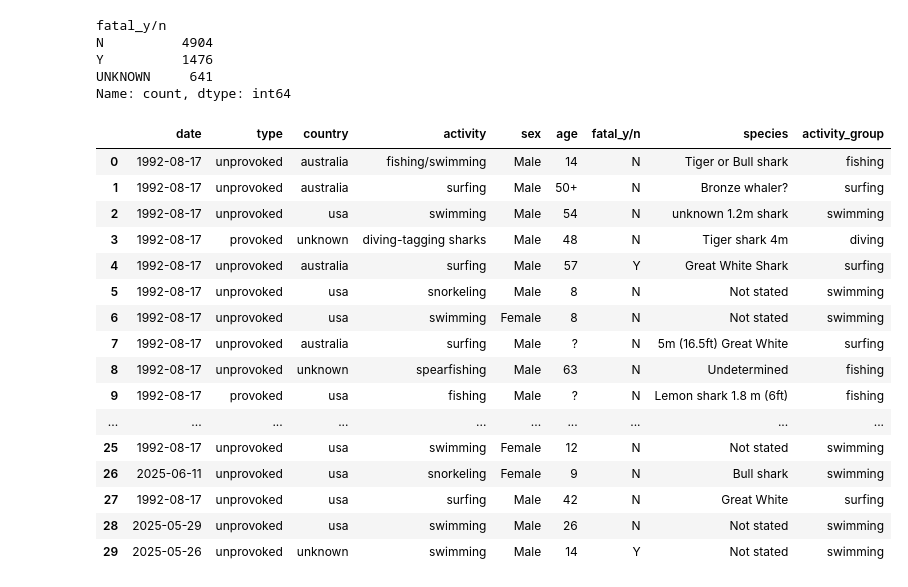
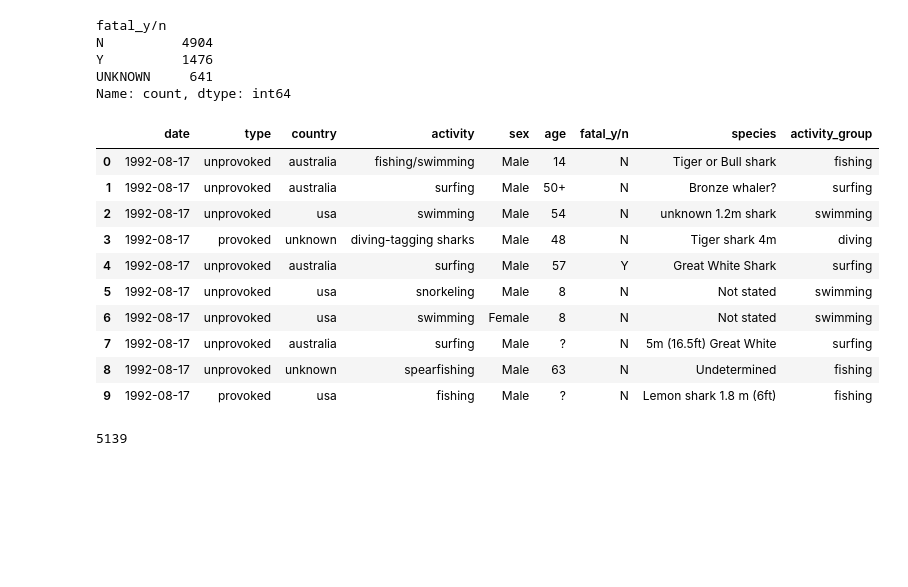
Before and after one commit to ignaciosabatell/Project-Shark-Attacks, a Jupyter notebook: Sharks_Attacks.ipynb, the cells around one changed output. Saved outputs shown, nothing was run; the diff lists cells and outputs as text; code cells hidden in the pictures; blank space fills up the shorter version.

```diff
--- a/Sharks_Attacks.ipynb
+++ b/Sharks_Attacks.ipynb
@@ -367,22 +367,20 @@ Y          1476
 UNKNOWN     641
 Name: count, dtype: int64
 # %%
-df.head(30)
+df.head(10)
 # %% [output]
 |  | date | type | country | activity | sex | age | fatal_y/n | species | activity_group |
 | 0 | 1992-08-17 | unprovoked | australia | fishing/swimming | Male | 14 | N | Tiger or Bull shark | fishing |
 | 1 | 1992-08-17 | unprovoked | australia | surfing | Male | 50+ | N | Bronze whaler? | surfing |
 | 2 | 1992-08-17 | unprovoked | usa | swimming | Male | 54 | N | unknown 1.2m shark | swimming |
 | 3 | 1992-08-17 | provoked | unknown | diving-tagging sharks | Male | 48 | N | Tiger shark 4m | diving |
 | 4 | 1992-08-17 | unprovoked | australia | surfing | Male | 57 | Y | Great White Shark | surfing |
 | 5 | 1992-08-17 | unprovoked | usa | snorkeling | Male | 8 | N | Not stated | swimming |
 | 6 | 1992-08-17 | unprovoked | usa | swimming | Female | 8 | N | Not stated | swimming |
 | 7 | 1992-08-17 | unprovoked | australia | surfing | Male | ? | N | 5m (16.5ft) Great White | surfing |
 | 8 | 1992-08-17 | unprovoked | unknown | spearfishing | Male | 63 | N | Undetermined | fishing |
 | 9 | 1992-08-17 | provoked | usa | fishing | Male | ? | N | Lemon shark 1.8 m (6ft) | fishing |
-| ... | ... | ... | ... | ... | ... | ... | ... | ... | ... |
-| 25 | 1992-08-17 | unprovoked | usa | swimming | Female | 12 | N | Not stated | swimming |
-| 26 | 2025-06-11 | unprovoked | usa | snorkeling | Female | 9 | N | Bull shark | swimming |
-| 27 | 1992-08-17 | unprovoked | usa | surfing | Male | 42 | N | Great White | surfing |
-| 28 | 2025-05-29 | unprovoked | usa | swimming | Male | 26 | N | Not stated | swimming |
-| 29 | 2025-05-26 | unprovoked | unknown | swimming | Male | 14 | Y | Not stated | swimming |
+# %%
+df['date'].nunique()
+# %% [output]
+5139
```
Also changed, not shown: parts of 11 cells of this notebook.
